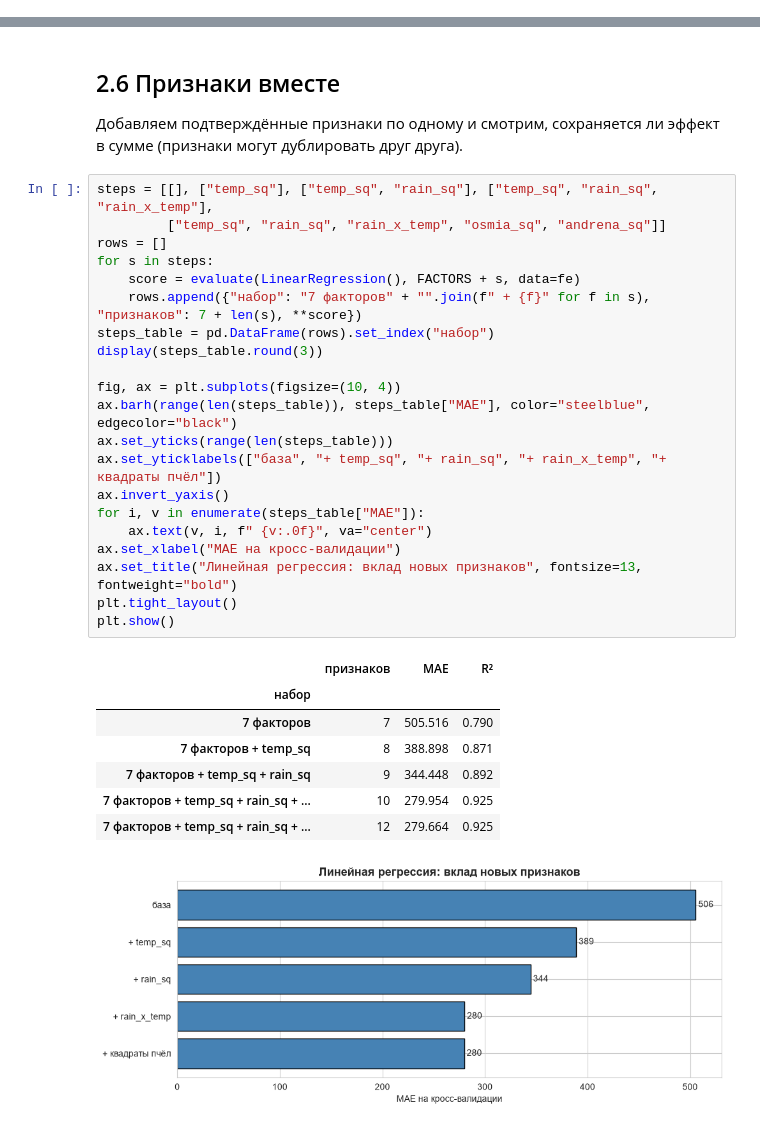
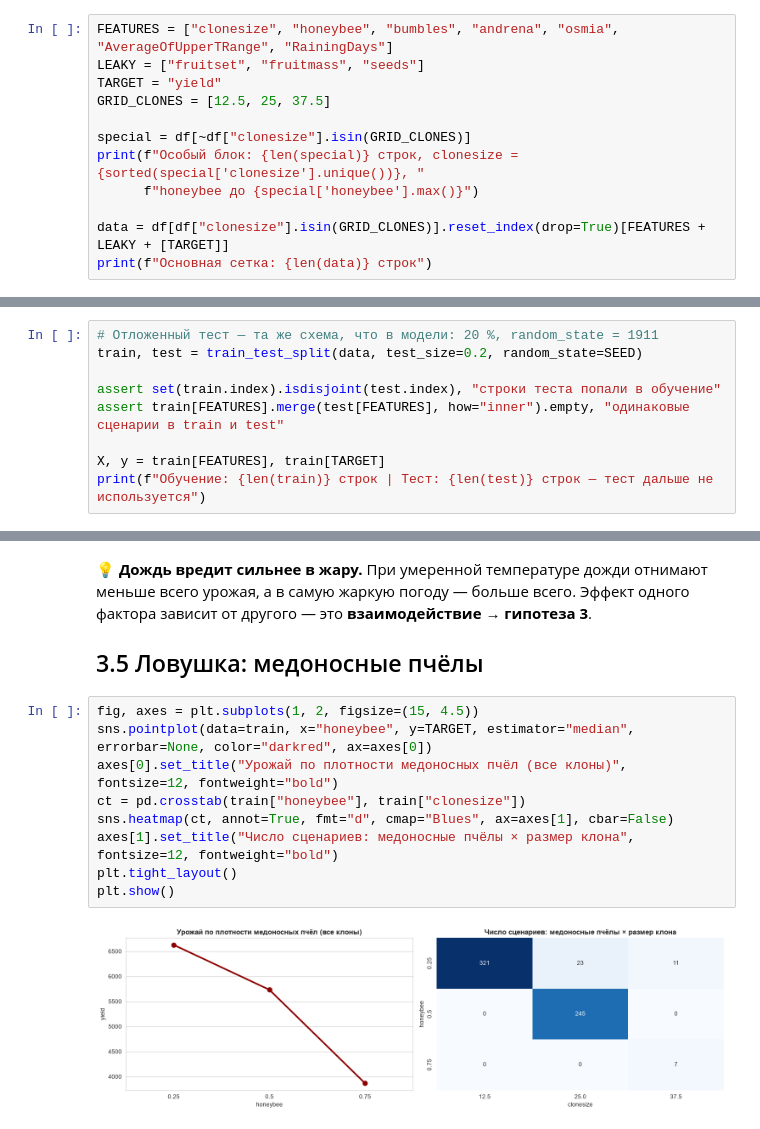
Before and after one commit to matveyyaros/Project-activities-case-9, a Jupyter notebook: notebooks/03_features_preprocessing.ipynb, the cells around one changed output, grey strips where cells are left out. Drawn from its saved outputs; the diff is of its cells as text.

```diff
--- a/notebooks/03_features_preprocessing.ipynb
+++ b/notebooks/03_features_preprocessing.ipynb
@@ -105,0 +102,12 @@ print(f"Точка отсчёта — линейная регрессия на 7
+# %%
+FEATURES = ["clonesize", "honeybee", "bumbles", "andrena", "osmia", "AverageOfUpperTRange", "RainingDays"]
+LEAKY = ["fruitset", "fruitmass", "seeds"]
+TARGET = "yield"
+GRID_CLONES = [12.5, 25, 37.5]
+
+special = df[~df["clonesize"].isin(GRID_CLONES)]
+print(f"Особый блок: {len(special)} строк, clonesize = {sorted(special['clonesize'].unique())}, "
+      f"honeybee до {special['honeybee'].max()}")
+
+data = df[df["clonesize"].isin(GRID_CLONES)].reset_index(drop=True)[FEATURES + LEAKY + [TARGET]]
+print(f"Основная сетка: {len(data)} строк")
@@ -105,0 +117,9 @@ print(f"Точка отсчёта — линейная регрессия на 7
+# %%
+# Отложенный тест — та же схема, что в модели: 20 %, random_state = 1911
+train, test = train_test_split(data, test_size=0.2, random_state=SEED)
+
+assert set(train.index).isdisjoint(test.index), "строки теста попали в обучение"
+assert train[FEATURES].merge(test[FEATURES], how="inner").empty, "одинаковые сценарии в train и test"
+
+X, y = train[FEATURES], train[TARGET]
+print(f"Обучение: {len(train)} строк | Тест: {len(test)} строк — тест дальше не используется")
@@ -212,35 +216,16 @@ hyp_table.round(3)
 # %% [markdown]
-## 2.6 Признаки вместе
+💡 **Дождь вредит сильнее в жару.** При умеренной температуре дожди отнимают меньше всего урожая, а в самую жаркую погоду — больше всего. Эффект одного фактора зависит от другого — это **взаимодействие** → **гипотеза 3**.
 
-Добавляем подтверждённые признаки по одному и смотрим, сохраняется ли эффект в сумме (признаки могут дублировать друг друга).
+## 3.5 Ловушка: медоносные пчёлы
 # %%
-steps = [[], ["temp_sq"], ["temp_sq", "rain_sq"], ["temp_sq", "rain_sq", "rain_x_temp"],
-         ["temp_sq", "rain_sq", "rain_x_temp", "osmia_sq", "andrena_sq"]]
-rows = []
-for s in steps:
-    score = evaluate(LinearRegression(), FACTORS + s, data=fe)
-    rows.append({"набор": "7 факторов" + "".join(f" + {f}" for f in s), "признаков": 7 + len(s), **score})
-steps_table = pd.DataFrame(rows).set_index("набор")
-display(steps_table.round(3))
-
-fig, ax = plt.subplots(figsize=(10, 4))
-ax.barh(range(len(steps_table)), steps_table["MAE"], color="steelblue", edgecolor="black")
-ax.set_yticks(range(len(steps_table)))
-ax.set_yticklabels(["база", "+ temp_sq", "+ rain_sq", "+ rain_x_temp", "+ квадраты пчёл"])
-ax.invert_yaxis()
-for i, v in enumerate(steps_table["MAE"]):
-    ax.text(v, i, f" {v:.0f}", va="center")
-ax.set_xlabel("MAE на кросс-валидации")
-ax.set_title("Линейная регрессия: вклад новых признаков", fontsize=13, fontweight="bold")
+fig, axes = plt.subplots(1, 2, figsize=(15, 4.5))
+sns.pointplot(data=train, x="honeybee", y=TARGET, estimator="median", errorbar=None, color="darkred", ax=axes[0])
+axes[0].set_title("Урожай по плотности медоносных пчёл (все клоны)", fontsize=12, fontweight="bold")
+ct = pd.crosstab(train["honeybee"], train["clonesize"])
+sns.heatmap(ct, annot=True, fmt="d", cmap="Blues", ax=axes[1], cbar=False)
+axes[1].set_title("Число сценариев: медоносные пчёлы × размер клона", fontsize=12, fontweight="bold")
 plt.tight_layout()
 plt.show()
 # %% [output]
-|  | признаков | MAE | R² |
-| набор |  |  |  |
-| 7 факторов | 7 | 505.516 | 0.790 |
-| 7 факторов + temp_sq | 8 | 388.898 | 0.871 |
-| 7 факторов + temp_sq + rain_sq | 9 | 344.448 | 0.892 |
-| 7 факторов + temp_sq + rain_sq + ... | 10 | 279.954 | 0.925 |
-| 7 факторов + temp_sq + rain_sq + ... | 12 | 279.664 | 0.925 |
-[figure, old version]
+[figure, new version]
 # %% [markdown]
```
Also changed, not shown: parts of 63 cells of this notebook.
